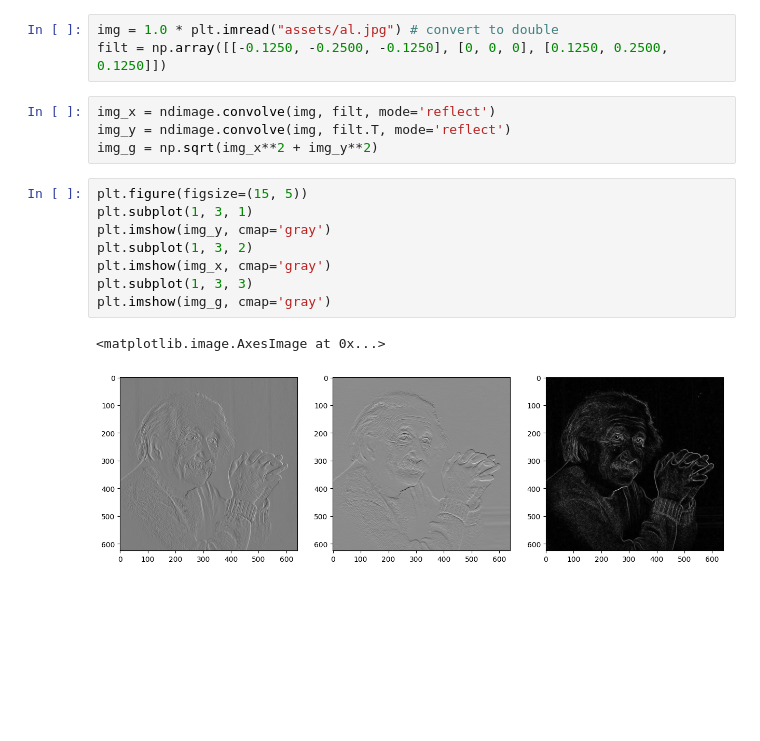
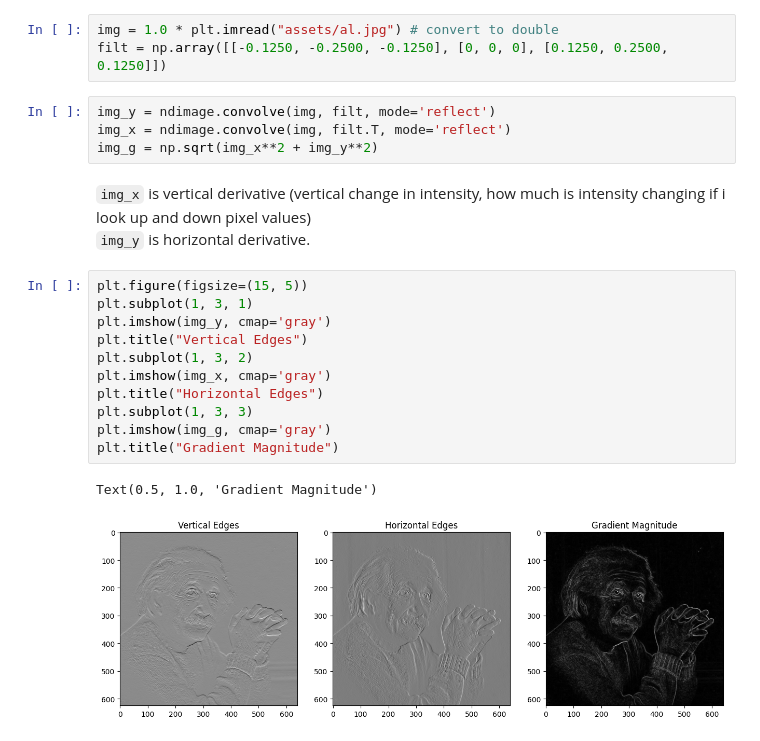
Before and after one commit to evelyn-2022/computer-vision, a Jupyter notebook: 2-1-convolution.ipynb, the cells around one changed output. Cells and saved outputs as stored; diff of their text form; blank space fills up the shorter version.

```diff
--- a/2-1-convolution.ipynb
+++ b/2-1-convolution.ipynb
@@ -8,17 +10,23 @@ import matplotlib.pyplot as plt
 img = 1.0 * plt.imread("assets/al.jpg") # convert to double
 filt = np.array([[-0.1250, -0.2500, -0.1250], [0, 0, 0], [0.1250, 0.2500, 0.1250]])
 # %%
-img_x = ndimage.convolve(img, filt, mode='reflect')
-img_y = ndimage.convolve(img, filt.T, mode='reflect')
+img_y = ndimage.convolve(img, filt, mode='reflect')
+img_x = ndimage.convolve(img, filt.T, mode='reflect')
 img_g = np.sqrt(img_x**2 + img_y**2)
+# %% [markdown]
+`img_x` is vertical derivative (vertical change in intensity, how much is intensity changing if i look up and down pixel values)
+`img_y` is horizontal derivative.
 # %%
 plt.figure(figsize=(15, 5))
 plt.subplot(1, 3, 1)
 plt.imshow(img_y, cmap='gray')
+plt.title("Vertical Edges")
 plt.subplot(1, 3, 2)
 plt.imshow(img_x, cmap='gray')
+plt.title("Horizontal Edges")
 plt.subplot(1, 3, 3)
 plt.imshow(img_g, cmap='gray')
+plt.title("Gradient Magnitude")
 # %% [output]
-<matplotlib.image.AxesImage at 0x...>
+Text(0.5, 1.0, 'Gradient Magnitude')
-[figure, old version]
+[figure, new version]
```
Also changed, not shown: parts of 1 cell of this notebook.
